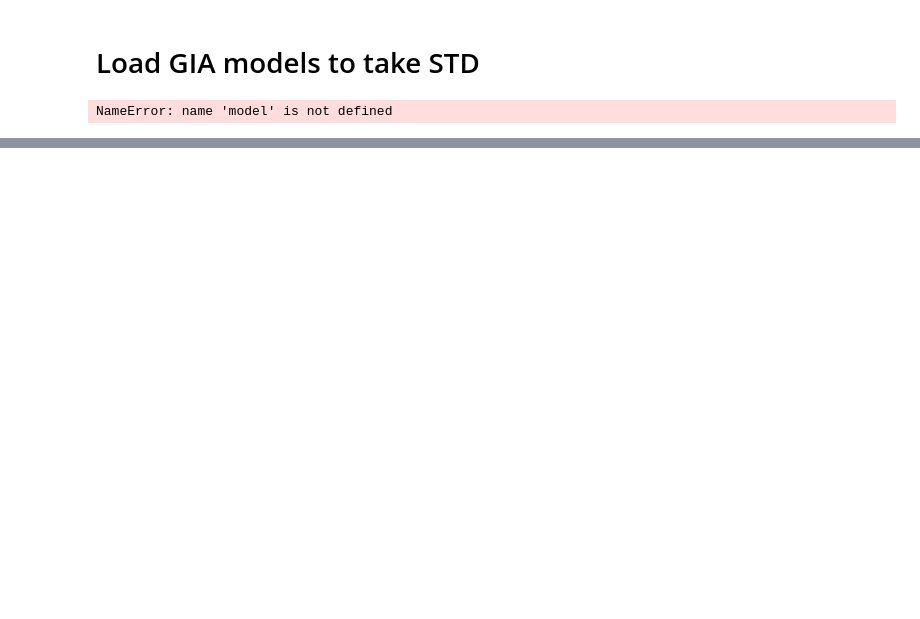
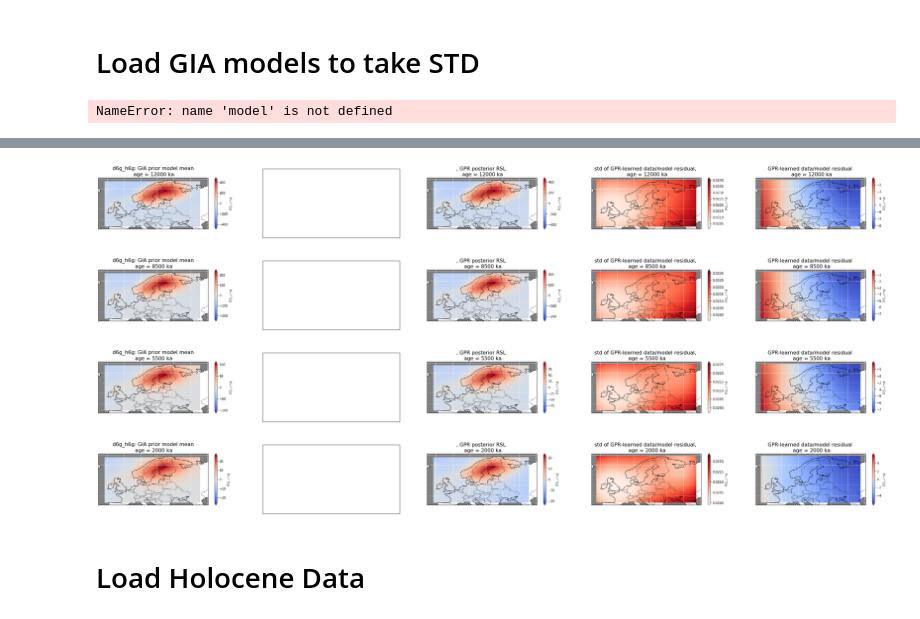
Before and after one commit to rcameronc/Holocene_readv, a Jupyter notebook: readv_postproc_av.ipynb, the cells around one changed output, grey strips where cells are left out. Drawn from its saved outputs; the diff is of its cells as text; code cells hidden in the pictures; blank space fills up the shorter version.

```diff
--- a/readv_postproc_av.ipynb
+++ b/readv_postproc_av.ipynb
@@ -203,0 +190,54 @@ for i, age in enumerate(ages):
+# %%
+proj = ccrs.PlateCarree()
+
+ages = [12000, 8500, 5500, 2000]
+cbar_kwargs = {'shrink': 0.3,'label':'RSL (m)'}
+vmin=-100
+vmax=100
+vmin_var = -0.1
+vmax_var = 10
+fontsize=16
+
+def make_ax(num):
+    ax[num].coastlines(resolution='110m', linewidth=1, zorder=2)
+    ax[num].add_feature(cfeature.OCEAN, color='gray', zorder=0)
+    ax[num].add_feature(cfeature.BORDERS, linewidth=0.5, zorder=3)
+    ax[num].gridlines(linewidth=1, color='white', alpha=0.5, zorder=4)
+
+for i, age in enumerate(ages):
+
+    fig, ax = plt.subplots(1, 5, figsize=(45, 10), subplot_kw=dict(projection=proj))
+    ax=ax.flatten()
+
+    make_ax(0)
+    ds_6gprior.rsl.sel(age=age).plot(ax=ax[0], cmap='coolwarm', #norm=MidpointNormalize(vmin, vmax, 0),
+                                                          cbar_kwargs=cbar_kwargs, extend='both')
+    ax[0].set_title(f'{ice_model[0][:-1]}: GIA prior model mean\n age = {age} ka', fontsize=fontsize)
+
+#     make_ax(1)
+#     ds_glacprior.rsl.std(dim='model').sel(age=age).plot(ax=ax[1],cmap='Reds', cbar_kwargs=cbar_kwargs, extend='both',
+#                                                          )
+#     ax[1].set_title(f'{ice_model[:-1]}: GIA prior model std \n age = {age} ka', fontsize=fontsize)
+
+
+    make_ax(2)
+    ds_6gpost.rsl.sel(age=age).plot(ax=ax[2],cmap='coolwarm', cbar_kwargs=cbar_kwargs, extend='both',
+                                                         )
+    ax[2].set_title(f', GPR posterior RSL \n age = {age} ka', fontsize=fontsize)
+
+    make_ax(3)
+    ds_6gvar.rsl.sel(age=age).plot(ax=ax[3],cmap='Reds', cbar_kwargs=cbar_kwargs, extend='both',
+                                                         )
+    ax[3].set_title(f'std of GPR-learned data/model residual, \n age = {age} ka', fontsize=fontsize)
+
+    make_ax(4)
+    ds_6gzp.rsl.sel(age=age).plot(ax=ax[4],cmap='coolwarm', cbar_kwargs=cbar_kwargs, extend='both',
+                                                         )
+    ax[4].set_title(f'GPR-learned data/model residual \n age = {age} ka', fontsize=fontsize)
+# %% [output]
+[figure, added]
+[figure, added]
+[figure, added]
+[figure, added]
+# %% [markdown]
+# Load Holocene Data
```
Also changed, not shown: parts of 7 cells of this notebook, 3 other files.
